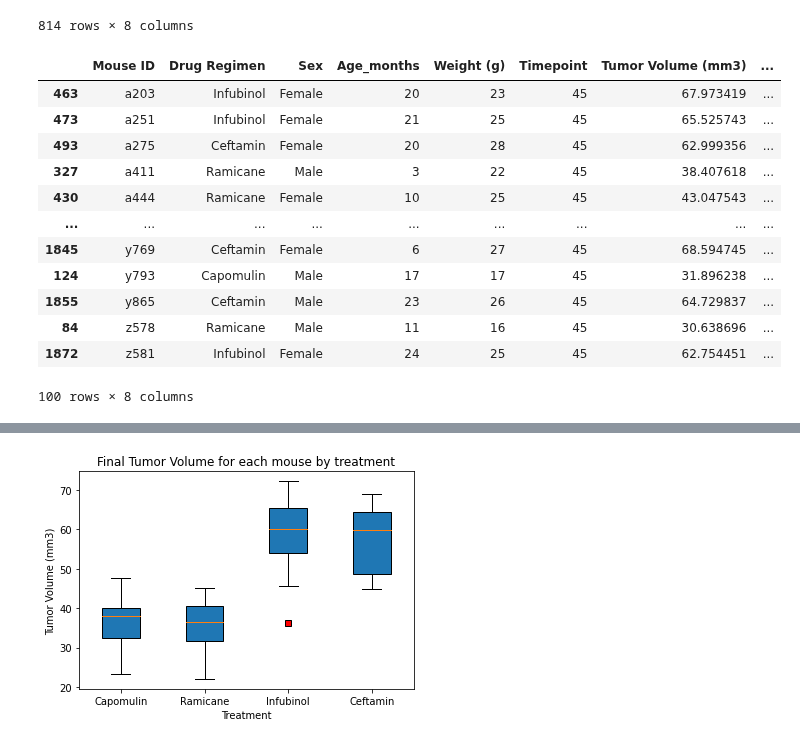
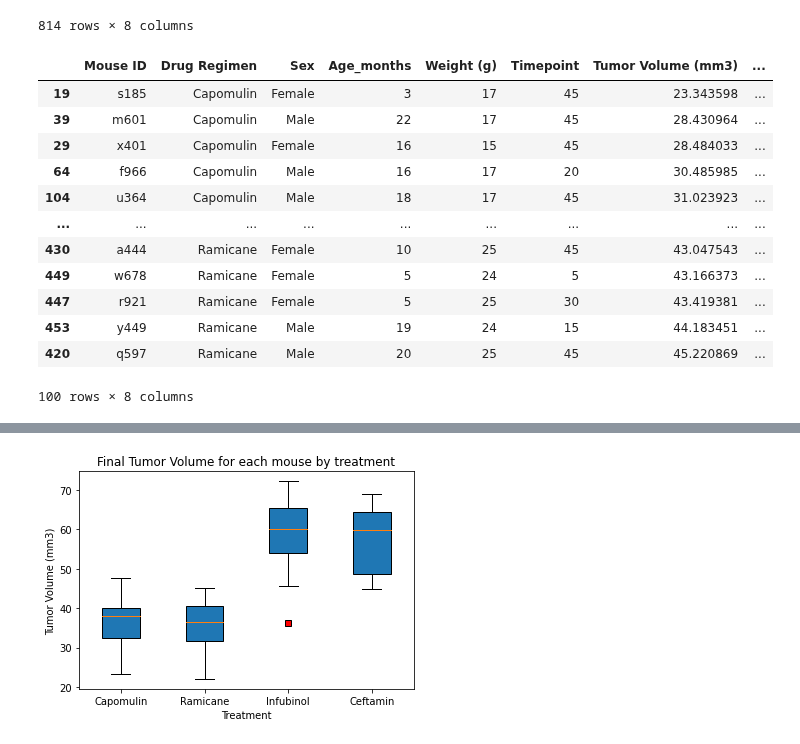
Before and after one commit to LP-116/matplotlib-challenge, a Jupyter notebook: pymaceuticals_starter.ipynb, the cells around one changed output, grey strips where cells are left out. Drawn from its saved outputs; the diff is of its cells as text; code cells hidden in the pictures.

```diff
--- a/pymaceuticals_starter.ipynb
+++ b/pymaceuticals_starter.ipynb
@@ -273,31 +273,34 @@ selected_treatment
 # %%
 # Calculate the final tumor volume of each mouse across four of the treatment regimens:
 # Capomulin, Ramicane, Infubinol, and Ceftamin
 # Start by getting the last (greatest) timepoint for each mouse
 # Merge this group df with the original dataframe to get the tumor volume at the last timepoint
 
 
-# The data looks to be sorted already, but just in case, resorting to ensure last timepoint is at end of list.
+# The data looks to be sorted already, but just in case, resorting to ensure we get the tumor volume at the last timepoint.
 selected_treatment = selected_treatment.sort_values(["Mouse ID", "Drug Regimen", "Timepoint", "Tumor Volume (mm3)"],
                                                     ascending = (True, True, True, True))
-
+# Next we group the data by Mouse ID
 mouse_group = selected_treatment.groupby(["Mouse ID"])
 
+# Next we use the .tail to get the last line of data in each mouse ID.
 final_tumor_vol = mouse_group.tail(1)
+
+final_tumor_vol = final_tumor_vol.sort_values(["Drug Regimen", "Tumor Volume (mm3)"], ascending = (True, True))
 final_tumor_vol
 # %% [output]
 |  | Mouse ID | Drug Regimen | Sex | Age_months | Weight (g) | Timepoint | Tumor Volume (mm3) | ... |
-| 463 | a203 | Infubinol | Female | 20 | 23 | 45 | 67.973419 | ... |
-| 473 | a251 | Infubinol | Female | 21 | 25 | 45 | 65.525743 | ... |
-| 493 | a275 | Ceftamin | Female | 20 | 28 | 45 | 62.999356 | ... |
-| 327 | a411 | Ramicane | Male | 3 | 22 | 45 | 38.407618 | ... |
+| 19 | s185 | Capomulin | Female | 3 | 17 | 45 | 23.343598 | ... |
+| 39 | m601 | Capomulin | Male | 22 | 17 | 45 | 28.430964 | ... |
+| 29 | x401 | Capomulin | Female | 16 | 15 | 45 | 28.484033 | ... |
+| 64 | f966 | Capomulin | Male | 16 | 17 | 20 | 30.485985 | ... |
+| 104 | u364 | Capomulin | Male | 18 | 17 | 45 | 31.023923 | ... |
+| ... | ... | ... | ... | ... | ... | ... | ... | ... |
 | 430 | a444 | Ramicane | Female | 10 | 25 | 45 | 43.047543 | ... |
-| ... | ... | ... | ... | ... | ... | ... | ... | ... |
-| 1845 | y769 | Ceftamin | Female | 6 | 27 | 45 | 68.594745 | ... |
-| 124 | y793 | Capomulin | Male | 17 | 17 | 45 | 31.896238 | ... |
-| 1855 | y865 | Ceftamin | Male | 23 | 26 | 45 | 64.729837 | ... |
-| 84 | z578 | Ramicane | Male | 11 | 16 | 45 | 30.638696 | ... |
-| 1872 | z581 | Infubinol | Female | 24 | 25 | 45 | 62.754451 | ... |
+| 449 | w678 | Ramicane | Female | 5 | 24 | 5 | 43.166373 | ... |
+| 447 | r921 | Ramicane | Female | 5 | 25 | 30 | 43.419381 | ... |
+| 453 | y449 | Ramicane | Male | 19 | 24 | 15 | 44.183451 | ... |
+| 420 | q597 | Ramicane | Male | 20 | 25 | 45 | 45.220869 | ... |
 100 rows × 8 columns
 # %%
 # Put treatments into a list for for loop (and later for plot labels)
```
